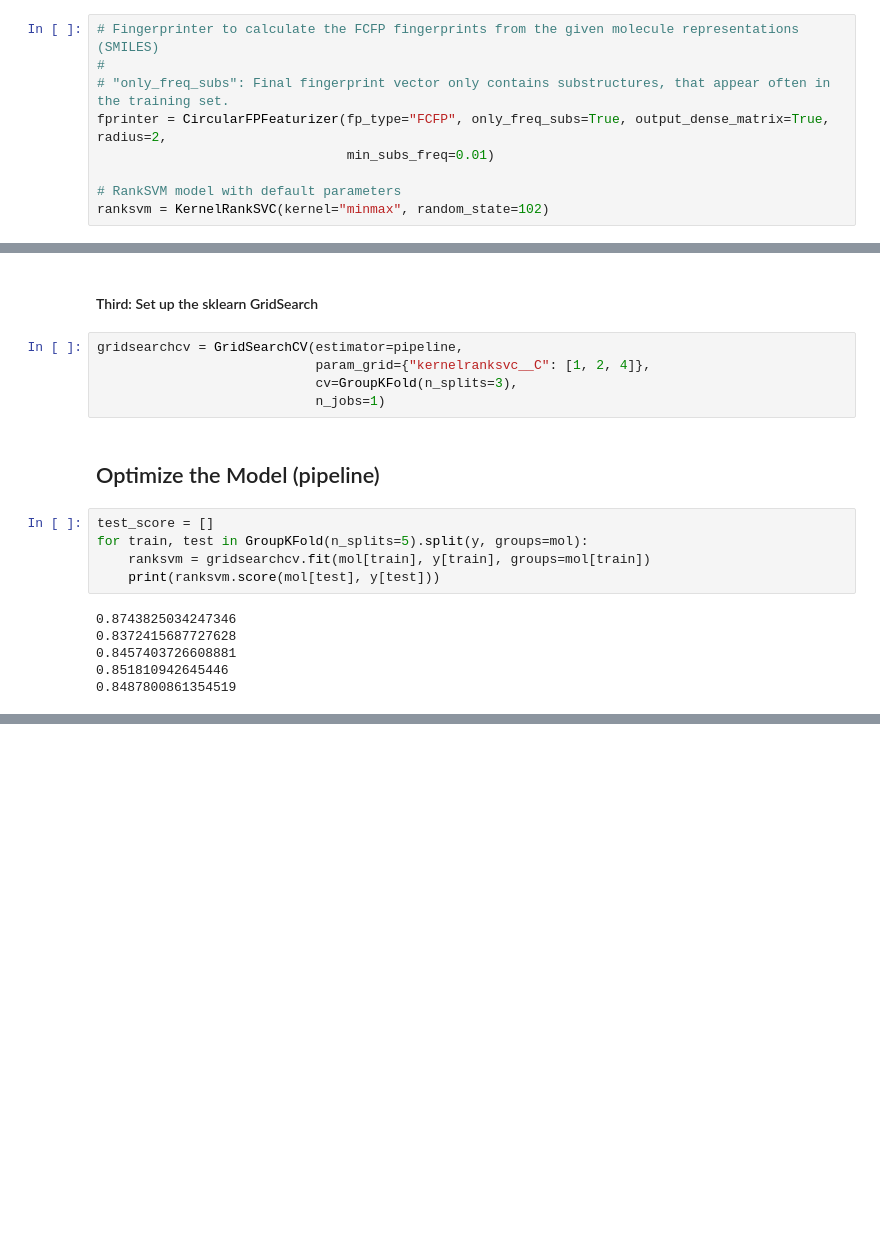
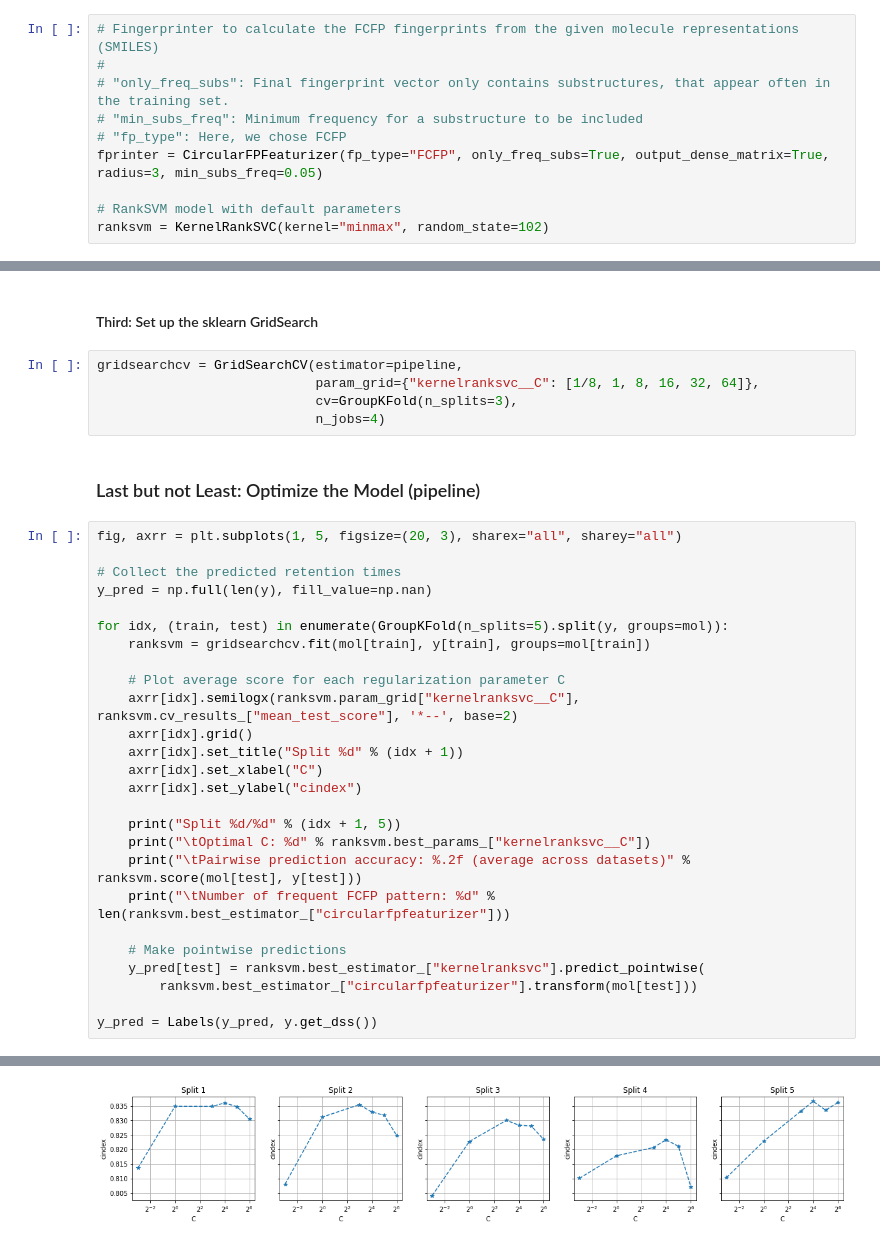
Before and after one commit to bachi55/rosvm, a Jupyter notebook: rosvm/ranksvm/tutorial/build_ROSVM_model.ipynb, the cells around one changed output, grey strips where cells are left out. Saved outputs shown, nothing was run; the diff lists cells and outputs as text; blank space fills up the shorter version.

Commit message:
Add more analysis of the ROSVM model in the model building tutorial

```diff
--- a/rosvm/ranksvm/tutorial/build_ROSVM_model.ipynb
+++ b/rosvm/ranksvm/tutorial/build_ROSVM_model.ipynb
@@ -40,8 +41,9 @@ We use [sklearn pipelines](https://scikit-learn.org/stable/modules/classes.html#
 # Fingerprinter to calculate the FCFP fingerprints from the given molecule representations (SMILES)
 #
 # "only_freq_subs": Final fingerprint vector only contains substructures, that appear often in the training set.
-fprinter = CircularFPFeaturizer(fp_type="FCFP", only_freq_subs=True, output_dense_matrix=True, radius=2,
-                                min_subs_freq=0.01)
+# "min_subs_freq": Minimum frequency for a substructure to be included
+# "fp_type": Here, we chose FCFP
+fprinter = CircularFPFeaturizer(fp_type="FCFP", only_freq_subs=True, output_dense_matrix=True, radius=3, min_subs_freq=0.05)
 
 # RankSVM model with default parameters
 ranksvm = KernelRankSVC(kernel="minmax", random_state=102)
@@ -53,19 +55,35 @@ pipeline = make_pipeline(fprinter, ranksvm)
 #### Third: Set up the sklearn GridSearch
 # %%
 gridsearchcv = GridSearchCV(estimator=pipeline,
-                            param_grid={"kernelranksvc__C": [1, 2, 4]},
+                            param_grid={"kernelranksvc__C": [1/8, 1, 8, 16, 32, 64]},
                             cv=GroupKFold(n_splits=3),
-                            n_jobs=1)
+                            n_jobs=4)
 # %% [markdown]
-## Optimize the Model (pipeline)
+### Last but not Least: Optimize the Model (pipeline)
-# %%
-test_score = []
-for train, test in GroupKFold(n_splits=5).split(y, groups=mol):
-    ranksvm = gridsearchcv.fit(mol[train], y[train], groups=mol[train])
-    print(ranksvm.score(mol[test], y[test]))
-# %% [output]
-0.8743825034247346
-0.8372415687727628
-0.8457403726608881
-0.851810942645446
-0.8487800861354519
+# %%
+fig, axrr = plt.subplots(1, 5, figsize=(20, 3), sharex="all", sharey="all")
+
+# Collect the predicted retention times
+y_pred = np.full(len(y), fill_value=np.nan)
+
+for idx, (train, test) in enumerate(GroupKFold(n_splits=5).split(y, groups=mol)):
+    ranksvm = gridsearchcv.fit(mol[train], y[train], groups=mol[train])
+
+    # Plot average score for each regularization parameter C
+    axrr[idx].semilogx(ranksvm.param_grid["kernelranksvc__C"], ranksvm.cv_results_["mean_test_score"], '*--', base=2)
+    axrr[idx].grid()
+    axrr[idx].set_title("Split %d" % (idx + 1))
+    axrr[idx].set_xlabel("C")
+    axrr[idx].set_ylabel("cindex")
+
+    print("Split %d/%d" % (idx + 1, 5))
+    print("\tOptimal C: %d" % ranksvm.best_params_["kernelranksvc__C"])
+    print("\tPairwise prediction accuracy: %.2f (average across datasets)" % ranksvm.score(mol[test], y[test]))
+    print("\tNumber of frequent FCFP pattern: %d" % len(ranksvm.best_estimator_["circularfpfeaturizer"]))
+
+    # Make pointwise predictions
+    y_pred[test] = ranksvm.best_estimator_["kernelranksvc"].predict_pointwise(
+        ranksvm.best_estimator_["circularfpfeaturizer"].transform(mol[test]))
+
+y_pred = Labels(y_pred, y.get_dss())
+# %% [output]
@@ -71,0 +110 @@ for train, test in GroupKFold(n_splits=5).split(y, groups=mol):
+[figure, added]
```
Also changed, not shown: parts of 4 cells of this notebook.
